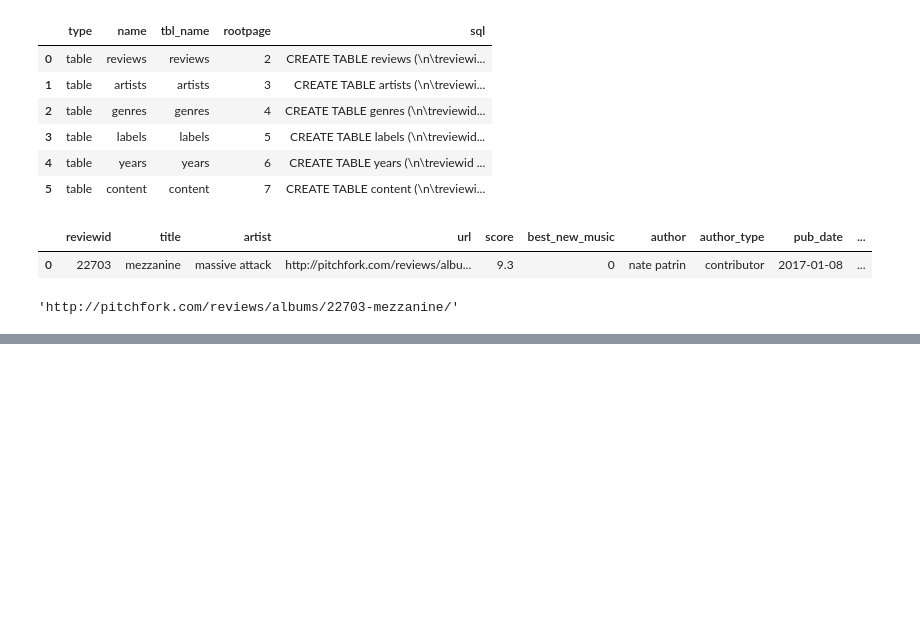
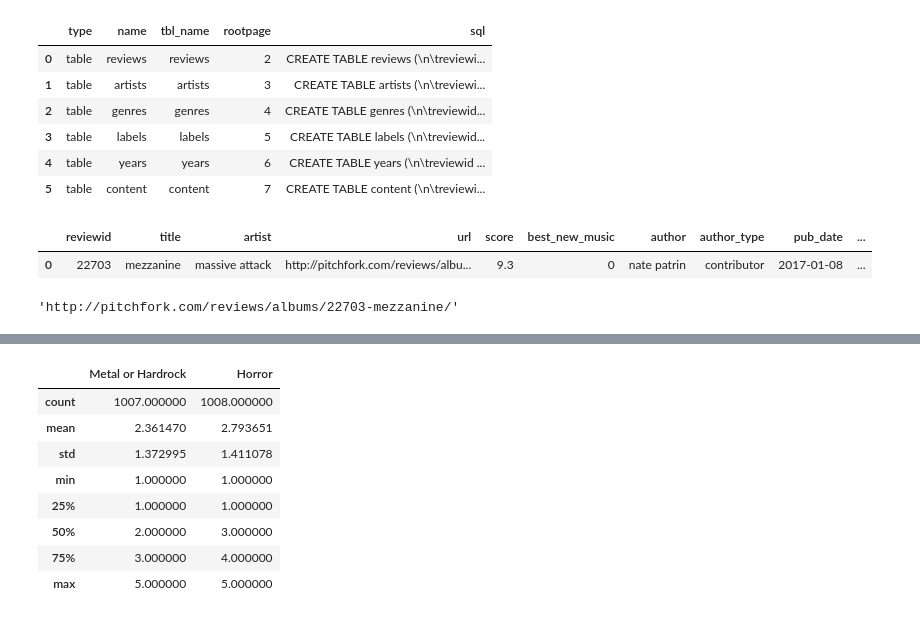
Before and after one commit to Pietrassyk/MusicPreferences_project3, a Jupyter notebook: mod3_final_project.ipynb, the cells around one changed output, grey strips where cells are left out. Cells and saved outputs as stored; diff of their text form; code cells hidden in the pictures; blank space fills up the shorter version.

```diff
--- a/mod3_final_project.ipynb
+++ b/mod3_final_project.ipynb
@@ -67,0 +124,12 @@ tp.sql("""select * from reviews join genres using(reviewid) limit 5 """)
+# %%
+students[['Metal or Hardrock', 'Horror']].describe()
+# %% [output]
+|  | Metal or Hardrock | Horror |
+| count | 1007.000000 | 1008.000000 |
+| mean | 2.361470 | 2.793651 |
+| std | 1.372995 | 1.411078 |
+| min | 1.000000 | 1.000000 |
+| 25% | 1.000000 | 1.000000 |
+| 50% | 2.000000 | 3.000000 |
+| 75% | 3.000000 | 4.000000 |
+| max | 5.000000 | 5.000000 |
```
Also changed, not shown: parts of 17 cells of this notebook, 1 other file.
